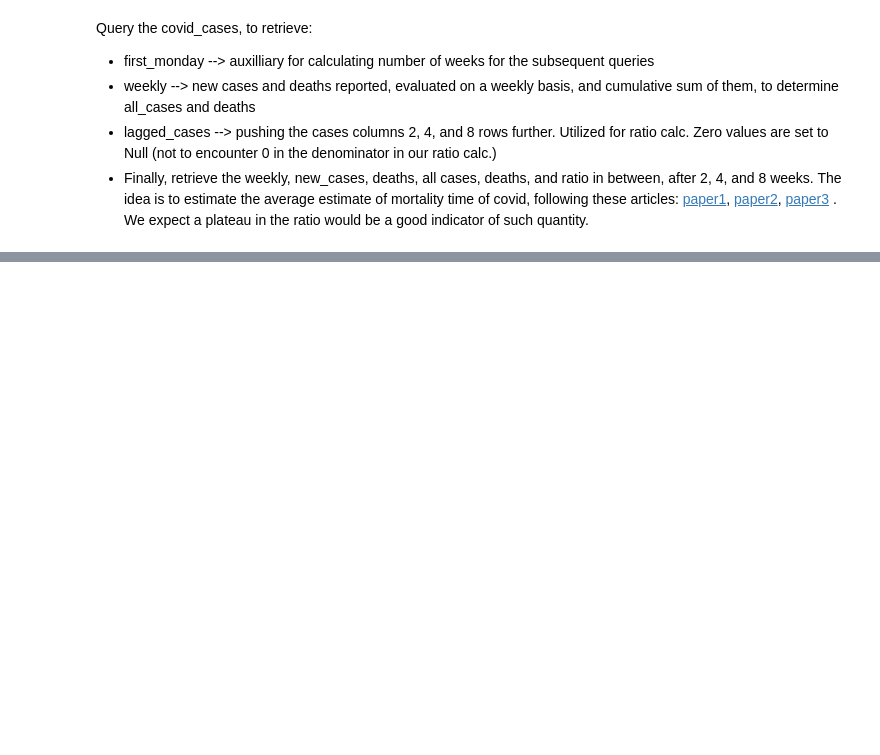
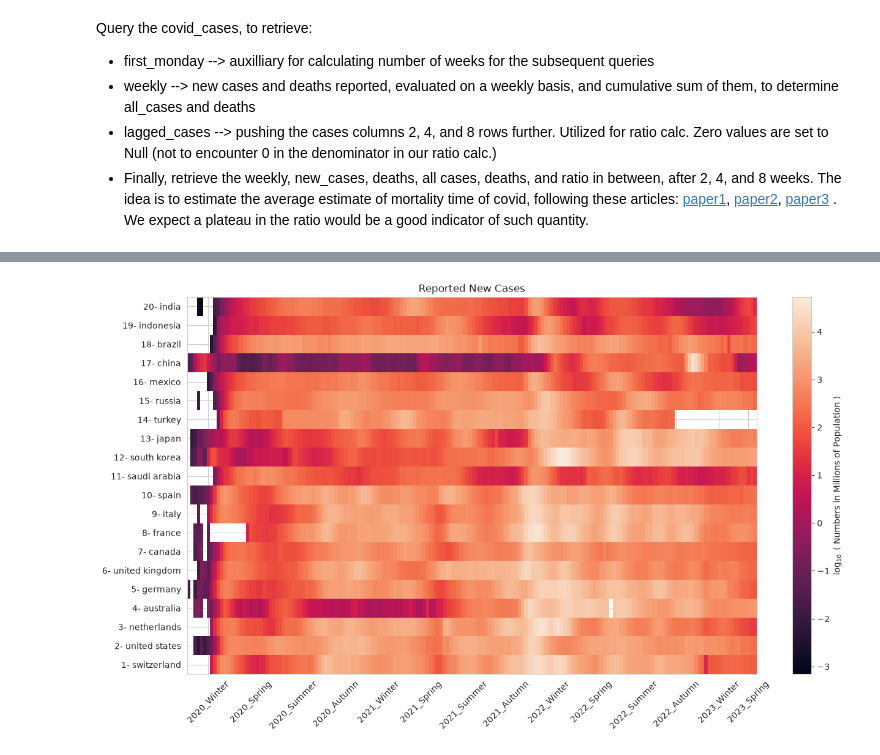
Before and after one commit to danialghamari/SQL_projects, a Jupyter notebook: Covid_19_analysis/Analysis.ipynb, the cells around one changed output, grey strips where cells are left out. Cells and saved outputs as stored; diff of their text form; code cells hidden in the pictures; blank space fills up the shorter version.

```diff
--- a/Covid_19_analysis/Analysis.ipynb
+++ b/Covid_19_analysis/Analysis.ipynb
@@ -348,0 +304,24 @@ a[["ratio_twoweeks","ratio_fourweeks"]][2:22]
+# %%
+month_season = {
+    "January":"Winter",
+    "February":"Winter",
+    "March":"Winter",
+    "April":"Spring",
+    "May":"Spring",
+    "June":"Spring",
+    "July":"Summer",
+    "August":"Summer",
+    "September":"Summer",
+    "October":"Autumn",
+    "November":"Autumn",
+    "December":"Autumn"
+}
+
+x_labels = cases_normed[["firstday","week"]]
+x_labels["year"] = x_labels["firstday"].map(lambda x: str(x.year))
+x_labels["month"] = x_labels["firstday"].map(lambda x: pd.to_datetime(x).month_name())
+x_labels["season"] = x_labels["month"].map(month_season)
+x_labels["year-season"] = x_labels["year"].transform(lambda x : str(x)) + "_" + x_labels["season"]
+x_labels.drop(columns = ["year","month","season"],inplace=True)
+x_labels = x_labels.groupby(by="year-season").agg({"week":"median"}).reset_index()
+x_labels.sort_values(by="week", inplace=True)
@@ -348,0 +346,20 @@ a[["ratio_twoweeks","ratio_fourweeks"]][2:22]
+# %%
+import numpy as np
+
+
+rows = []
+for c_id in country_df["id"]:
+    rows.append(
+        np.log10(cases_normed.loc[cases_normed["country_id"]==c_id,"new_cases"].values)
+    )
+
+
+
+
+plt.figure(figsize=[15,8])
+plt.title("Reported New Cases")
+p = plt.pcolormesh(cases_normed["week"].unique(),(country_df["id"].astype("str")+"- "+country_df["country"]).values,rows)
+cb = plt.colorbar(label=r"$\log_{10}$"+" ( Numbers in Millions of Population )")
+ticks = plt.xticks(x_labels["week"],x_labels["year-season"],rotation=45)
+# %% [output]
+[figure, added]
```
Also changed, not shown: parts of 19 cells of this notebook, 4 other files.
